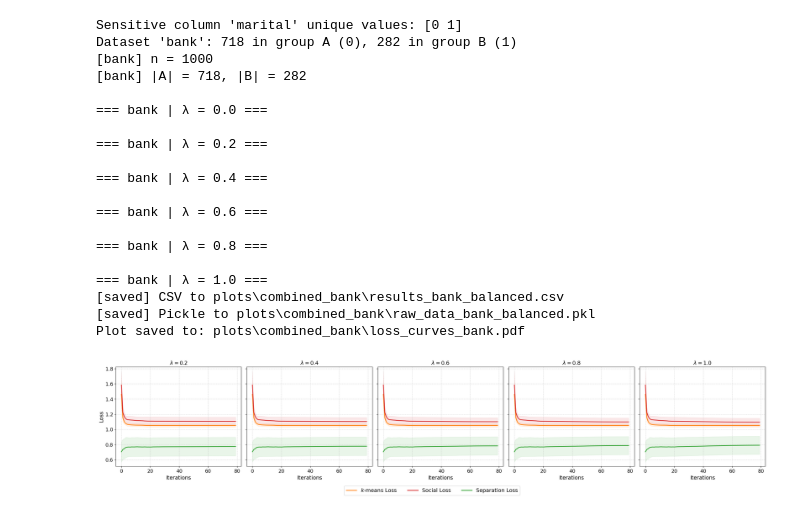
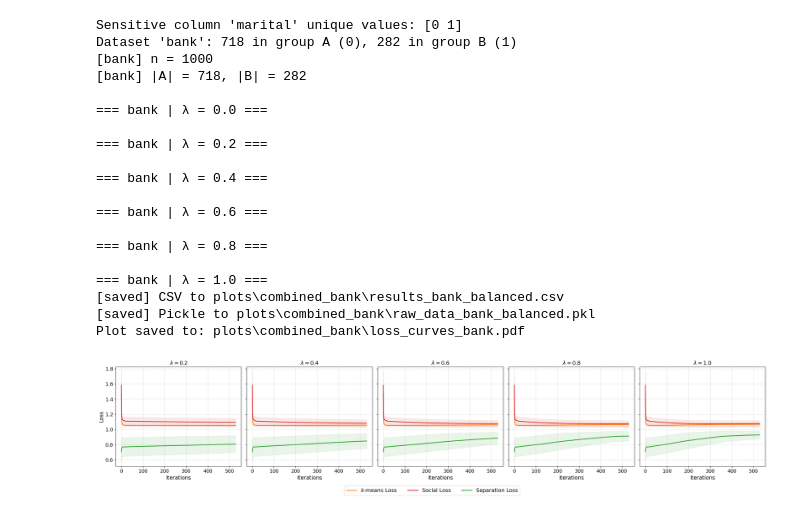
Before and after one commit to VasilikiPapanikou/UniFair-A-unified-fair-clustering-approach-based-on-separation-and-compactness, a Jupyter notebook: unifair_kmeans.ipynb, the cells around one changed output. Saved outputs shown, nothing was run; the diff lists cells and outputs as text; code cells hidden in the pictures.

```diff
--- a/unifair_kmeans.ipynb
+++ b/unifair_kmeans.ipynb
@@ -475,32 +475,32 @@ def run_separation_social_pipeline(
 dataset_name = "bank"
 
 df_lam, cfg = run_separation_social_pipeline(
     dataset_name=dataset_name,
     lambda_list=[0.0, 0.2, 0.4, 0.6, 0.8, 1.0],
     seeds=range(10),
-    iters=50,
+    iters=500,
     lr=0.01,
     save_dir=f"./plots/combined_{dataset_name}",
     weight_mode="balanced"
 )
 # %% [output]
 Sensitive column 'marital' unique values: [0 1]
 Dataset 'bank': 718 in group A (0), 282 in group B (1)
 [bank] n = 1000
 [bank] |A| = 718, |B| = 282
 
 === bank | λ = 0.0 ===
 
 === bank | λ = 0.2 ===
 
 === bank | λ = 0.4 ===
 
 === bank | λ = 0.6 ===
 
 === bank | λ = 0.8 ===
 
 === bank | λ = 1.0 ===
 [saved] CSV to plots\combined_bank\results_bank_balanced.csv
 [saved] Pickle to plots\combined_bank\raw_data_bank_balanced.pkl
 Plot saved to: plots\combined_bank\loss_curves_bank.pdf
-[figure, old version]
+[figure, new version]
```
Also changed, not shown: parts of 4 cells of this notebook.
